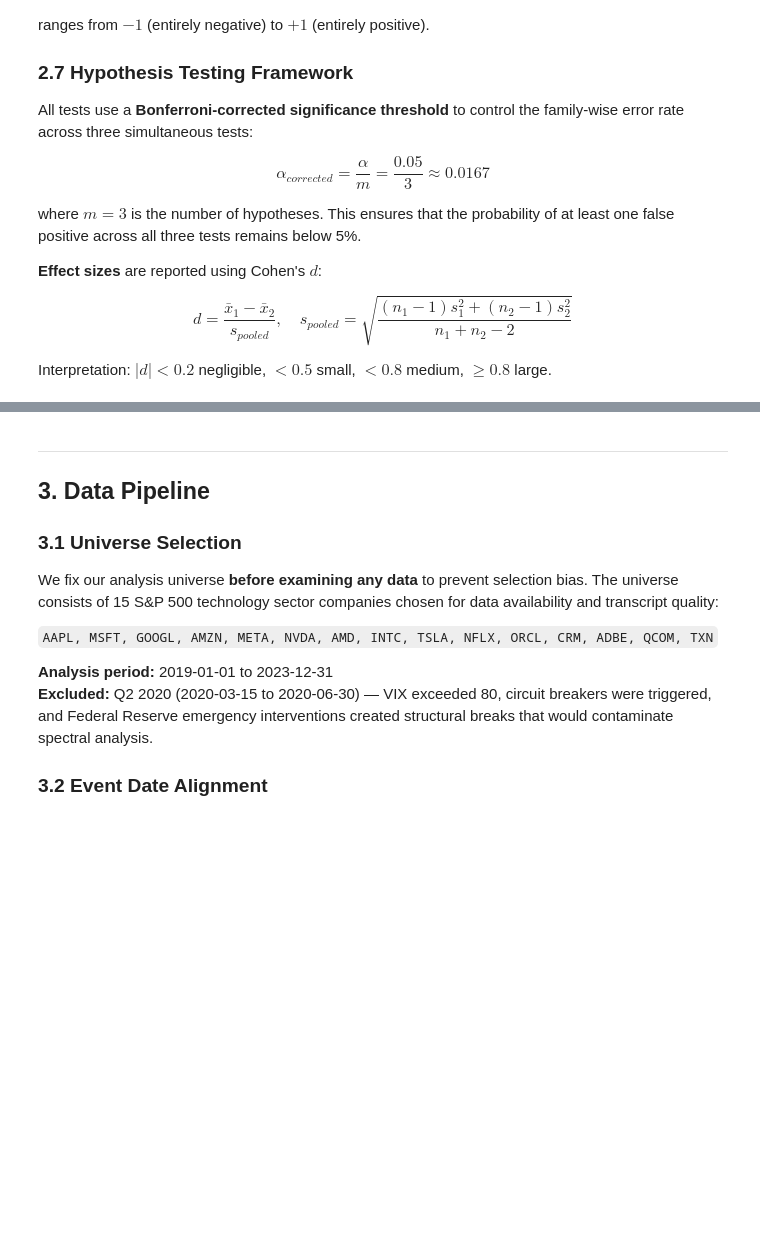
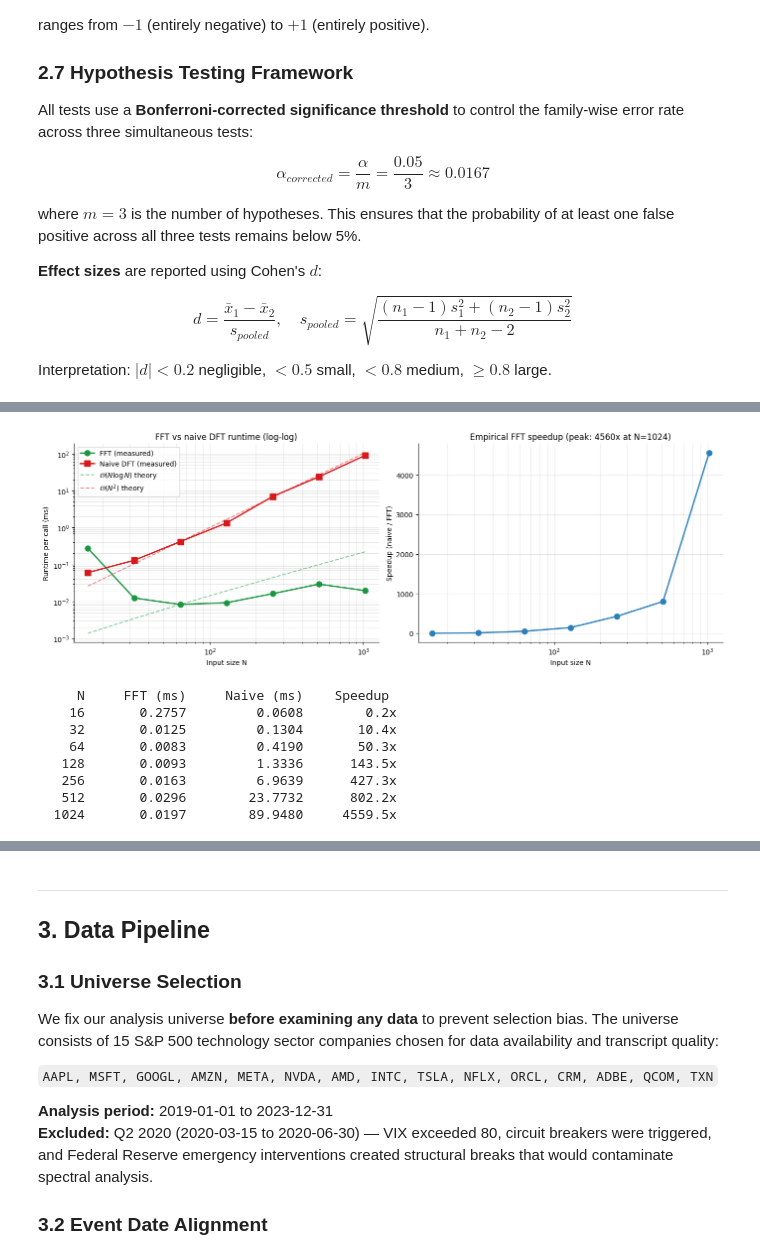
Before and after one commit to niki7o/earnings-signals, a Jupyter notebook: notebooks/earnings_analysis.ipynb, the cells around one changed output, grey strips where cells are left out. Drawn from its saved outputs; the diff is of its cells as text; code cells hidden in the pictures; blank space fills up the shorter version.

```diff
--- a/notebooks/earnings_analysis.ipynb
+++ b/notebooks/earnings_analysis.ipynb
@@ -166,0 +224,65 @@ $\geq 0.8$ large.
+# %%
+import time
+import numpy as np
+import matplotlib.pyplot as plt
+
+np.random.seed(42)
+sizes = [16, 32, 64, 128, 256, 512, 1024]
+fft_times, naive_times = [], []
+
+for N in sizes:
+    x = np.random.randn(N)
+
+    t0 = time.perf_counter()
+    for _ in range(200):
+        np.fft.rfft(x)
+    fft_times.append((time.perf_counter() - t0) / 200)
+
+    t0 = time.perf_counter()
+    for _ in range(200):
+        n = np.arange(N)
+        k = n.reshape((N, 1))
+        M = np.exp(-2j * np.pi * k * n / N)
+        _ = M @ x
+    naive_times.append((time.perf_counter() - t0) / 200)
+
+
+N_arr = np.array(sizes, dtype=float)
+naive_theory = N_arr**2
+fft_theory = N_arr * np.log2(N_arr)
+naive_theory = naive_theory * (naive_times[2] / naive_theory[2])
+fft_theory = fft_theory * (fft_times[2] / fft_theory[2])
+
+fig, axes = plt.subplots(1, 2, figsize=(14, 5))
+ax = axes[0]
+ax.loglog(sizes, np.array(fft_times)*1000, "o-", color="#1a9641", linewidth=2, markersize=8, label="FFT (measured)")
+ax.loglog(sizes, np.array(naive_times)*1000, "s-", color="#d7191c", linewidth=2, markersize=8, label="Naive DFT (measured)")
+ax.loglog(sizes, fft_theory*1000, "--", color="#1a9641", alpha=0.5, label=r"$\mathcal{O}(N \log N)$ theory")
+ax.loglog(sizes, naive_theory*1000, "--", color="#d7191c", alpha=0.5, label=r"$\mathcal{O}(N^2)$ theory")
+ax.set_xlabel("Input size N"); ax.set_ylabel("Runtime per call (ms)")
+ax.set_title("FFT vs naive DFT runtime (log-log)")
+ax.legend(); ax.grid(True, which="both", alpha=0.3)
+ax.spines["top"].set_visible(False); ax.spines["right"].set_visible(False)
+
+ax = axes[1]
+speedup = np.array(naive_times) / np.array(fft_times)
+ax.semilogx(sizes, speedup, "o-", color="#2c7fb8", linewidth=2, markersize=8)
+ax.set_xlabel("Input size N"); ax.set_ylabel("Speedup (naive / FFT)")
+ax.set_title(f"Empirical FFT speedup (peak: {speedup.max():.0f}x at N={sizes[int(np.argmax(speedup))]})")
+ax.grid(True, which="both", alpha=0.3)
+ax.spines["top"].set_visible(False); ax.spines["right"].set_visible(False)
+plt.tight_layout(); plt.show()
+
+print(f"{'N':>6} {'FFT (ms)':>12} {'Naive (ms)':>14} {'Speedup':>10}")
+for N, ft, nt in zip(sizes, fft_times, naive_times):
+    print(f"{N:>6} {ft*1000:>12.4f} {nt*1000:>14.4f} {nt/ft:>10.1f}x")
+# %% [output]
+[figure, added]
+     N     FFT (ms)     Naive (ms)    Speedup
+    16       0.2757         0.0608        0.2x
+    32       0.0125         0.1304       10.4x
+    64       0.0083         0.4190       50.3x
+   128       0.0093         1.3336      143.5x
+   256       0.0163         6.9639      427.3x
+   512       0.0296        23.7732      802.2x
+  1024       0.0197        89.9480     4559.5x
```
Also changed, not shown: parts of 18 cells of this notebook, 2 other files.
